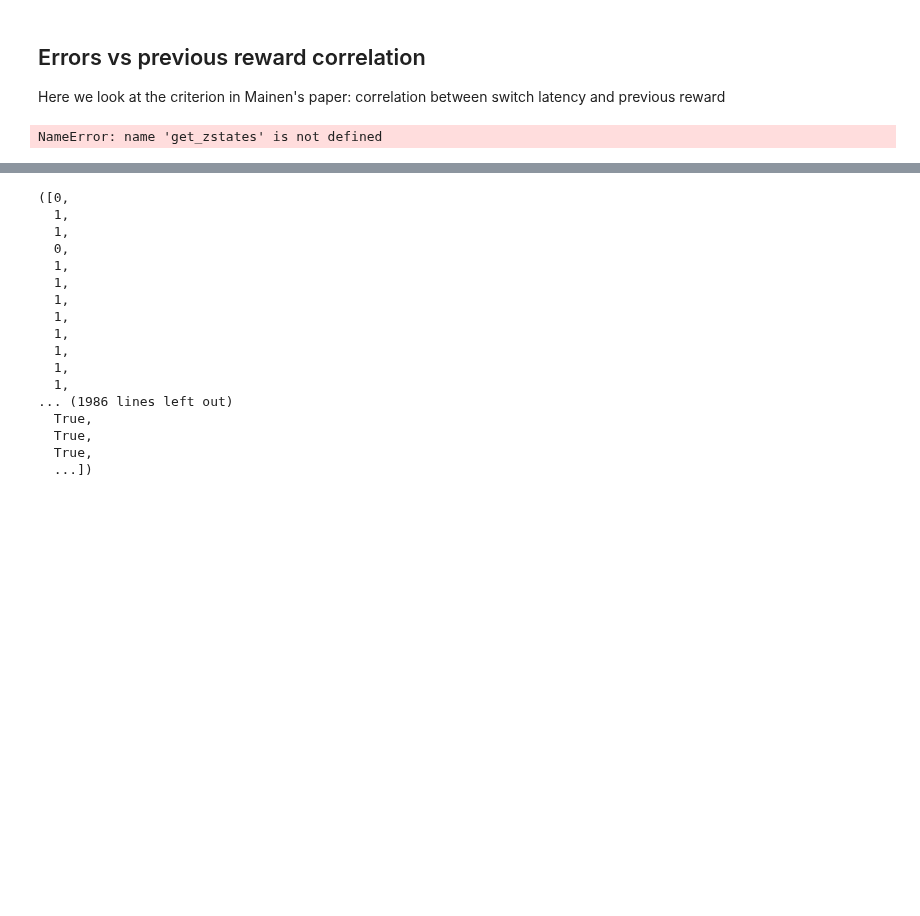
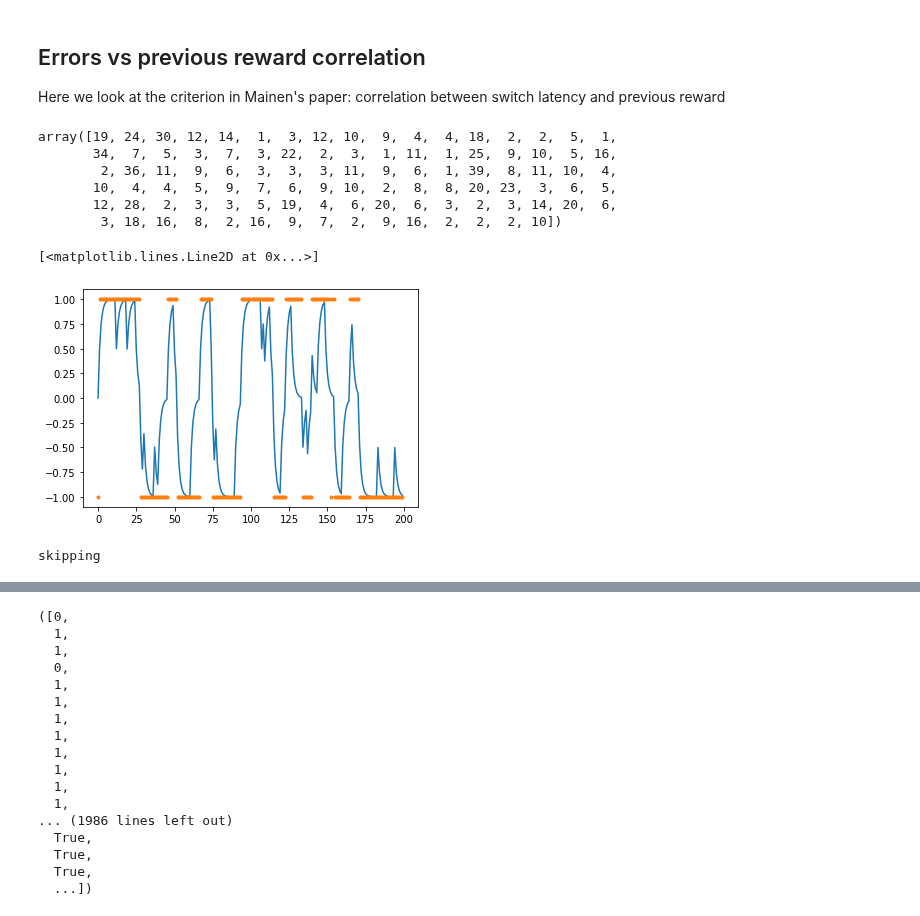
Before and after one commit to nhat-le/switching-simulations, a Jupyter notebook: switchingWorldCharacterization.ipynb, the cells around one changed output, grey strips where cells are left out. Drawn from its saved outputs; the diff is of its cells as text; code cells hidden in the pictures; blank space fills up the shorter version.

```diff
--- a/switchingWorldCharacterization.ipynb
+++ b/switchingWorldCharacterization.ipynb
@@ -500,6 +645,30 @@ def get_switch_times(world, agent):
+# %%
+world = ForagingWorld(prew=0.9, psw=0.1, pstruct=[5, 40], nblockmax=100)
+# world, ntrials = make_switching_world(rlow, rhigh, nblocks, ntrials_per_block[0], ntrials_per_block[1])
+agent = ValueAccumulationAgent(gamma=0.5, beta=10)
+# agent = EGreedyQLearningAgent(gamma=0.3, eps=0.1)
+exp = Experiment(agent, world)
+exp.run()
+
+choicelst = split_by_trials(agent.choice_history, world.ntrialblocks, chop='none')
+arr = choicelst[0]
+get_num_rewards_trailing_block(world, agent)
+# %% [output]
+array([19, 24, 30, 12, 14,  1,  3, 12, 10,  9,  4,  4, 18,  2,  2,  5,  1,
+       34,  7,  5,  3,  7,  3, 22,  2,  3,  1, 11,  1, 25,  9, 10,  5, 16,
+        2, 36, 11,  9,  6,  3,  3,  3, 11,  9,  6,  1, 39,  8, 11, 10,  4,
+       10,  4,  4,  5,  9,  7,  6,  9, 10,  2,  8,  8, 20, 23,  3,  6,  5,
+       12, 28,  2,  3,  3,  5, 19,  4,  6, 20,  6,  3,  2,  3, 14, 20,  6,
+        3, 18, 16,  8,  2, 16,  9,  7,  2,  9, 16,  2,  2,  2, 10])
+# %%
+plt.plot(agent.find_prob()[:200])
+plt.plot(np.array(agent.choice_history[:200]) * 2 - 1, '.')
+# %% [output]
+[<matplotlib.lines.Line2D at 0x...>]
+[figure, added]
 # %%
 # np.random.seed(123)
-np.random.seed(127)
+# np.random.seed(127)
 rlow = 0
 rhigh = 1
 nblocks = 100
@@ -509,7 +678,8 @@ prew = 0.9
 psw = 0.1
 eps = 0.1
 gamma = 0.8
-world, ntrials = make_switching_world(rlow, rhigh, nblocks, ntrials_per_block[0], ntrials_per_block[1])
+world = ForagingWorld(prew=0.95, psw=0.1, pstruct=[1, 1000], nblockmax=100)
+# world, ntrials = make_switching_world(rlow, rhigh, nblocks, ntrials_per_block[0], ntrials_per_block[1])
 agent = EGreedyQLearningAgent(gamma=gamma, eps=eps)
 exp = Experiment(agent, world)
 exp.run()
@@ -519,10 +689,10 @@ window = 20
 side_history = np.array(world.rate_history)[:,0]
 blocktrans = np.where(np.diff(side_history) != 0)[0][:-1]
 # Get the choices around the transition
-choicelst = split_by_trials(agent.choice_history, ntrials, chop='max')
+choicelst = split_by_trials(agent.choice_history, world.ntrialblocks, chop='max')
 
 z_states = get_zstates(agent)
 #splits = split_by_trials(z_states, ntrials, chop=False)
 lst = get_switch_times(world, agent)
 # %% [output]
-NameError: name 'get_zstates' is not defined
+skipping
```
Also changed, not shown: parts of 19 cells of this notebook, 2 other files.
